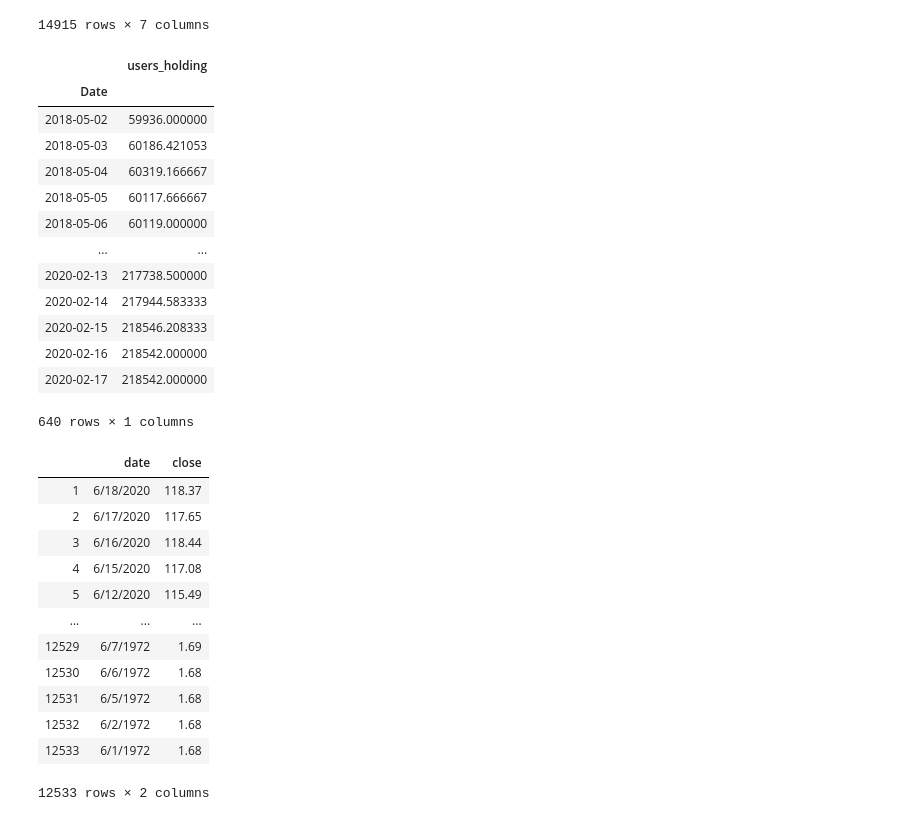
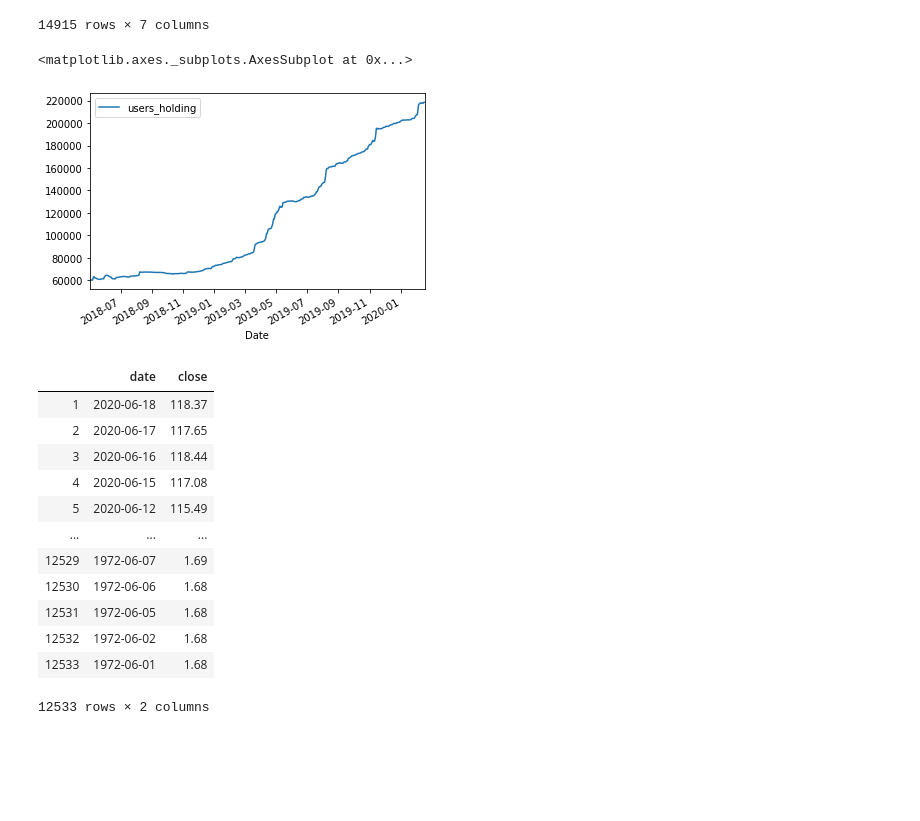
Before and after one commit to akibo1997/Disney-Stock-Data, a Jupyter notebook: Disney-vs-Robinhood/Disney-vs-Robinhood.ipynb, the cells around one changed output. Drawn from its saved outputs; the diff is of its cells as text; code cells hidden in the pictures; blank space fills up the shorter version.

```diff
--- a/Disney-vs-Robinhood/Disney-vs-Robinhood.ipynb
+++ b/Disney-vs-Robinhood/Disney-vs-Robinhood.ipynb
@@ -34,51 +37,46 @@ Robinhood_df
 14915 rows × 7 columns
 # %%
 # Change the date column to datetime in order to have harmony with the disney stock price data
-# Robinhood_df['Date']=pd.to_datetime(Robinhood_df['Date'])
+Robinhood_df['Date']=pd.to_datetime(Robinhood_df['Date'])
 
 # In order to work with less rows and get one data point for each day, we can groupby the date
+# The Robinhood data takes multiple measures at the same date
+# Grouping by the average of each date will give accurate count of users holding on each day
 # Less rows = less parsing = less processing = increased efficiency
-Robinhood_df.groupby('Date').mean()
+
+Robinhood_grouped=Robinhood_df.groupby(['Date']).mean()
+Robinhood_grouped.plot()
 # %% [output]
-|  | users_holding |
-| Date |  |
-| 2018-05-02 | 59936.000000 |
-| 2018-05-03 | 60186.421053 |
-| 2018-05-04 | 60319.166667 |
-| 2018-05-05 | 60117.666667 |
-| 2018-05-06 | 60119.000000 |
-| ... | ... |
-| 2020-02-13 | 217738.500000 |
-| 2020-02-14 | 217944.583333 |
-| 2020-02-15 | 218546.208333 |
-| 2020-02-16 | 218542.000000 |
-| 2020-02-17 | 218542.000000 |
-640 rows × 1 columns
+<matplotlib.axes._subplots.AxesSubplot at 0x...>
+[figure, added]
 # %%
 # CLEANING THE DISNEY STOCK DATA
 # Pass in a list to name the header
 Disney_df.columns = ["date","open","high","low","close","volume"]
 
 # Delete the previous row by deleting rows with the word "open"
-Disney_cleaned = Disney_df[Disney_df["open"] != "Open"]
-
+disney_df = Disney_df[Disney_df["open"] != "Open"]
 
 # Pulling just the dates along with the close
 Disney_cleaned_short = Disney_cleaned[["date","close"]]
-Disney_cleaned_short.rename(index=str)
 
+# Converting Disney data to datetime and numeric
+Disney_cleaned_short["close"]=pd.to_numeric(Disney_cleaned_short["close"])
+Disney_cleaned_short["date"]=pd.to_datetime(Disney_cleaned_short["date"])
+
+# The shortened dataframe will only have the two rows we are looking to plot
 Disney_cleaned_short
 # %% [output]
 |  | date | close |
-| 1 | 6/18/2020 | 118.37 |
-| 2 | 6/17/2020 | 117.65 |
-| 3 | 6/16/2020 | 118.44 |
-| 4 | 6/15/2020 | 117.08 |
-| 5 | 6/12/2020 | 115.49 |
+| 1 | 2020-06-18 | 118.37 |
+| 2 | 2020-06-17 | 117.65 |
+| 3 | 2020-06-16 | 118.44 |
+| 4 | 2020-06-15 | 117.08 |
+| 5 | 2020-06-12 | 115.49 |
 | ... | ... | ... |
-| 12529 | 6/7/1972 | 1.69 |
-| 12530 | 6/6/1972 | 1.68 |
-| 12531 | 6/5/1972 | 1.68 |
-| 12532 | 6/2/1972 | 1.68 |
-| 12533 | 6/1/1972 | 1.68 |
+| 12529 | 1972-06-07 | 1.69 |
+| 12530 | 1972-06-06 | 1.68 |
+| 12531 | 1972-06-05 | 1.68 |
+| 12532 | 1972-06-02 | 1.68 |
+| 12533 | 1972-06-01 | 1.68 |
 12533 rows × 2 columns
```
Also changed, not shown: parts of 6 cells of this notebook.
